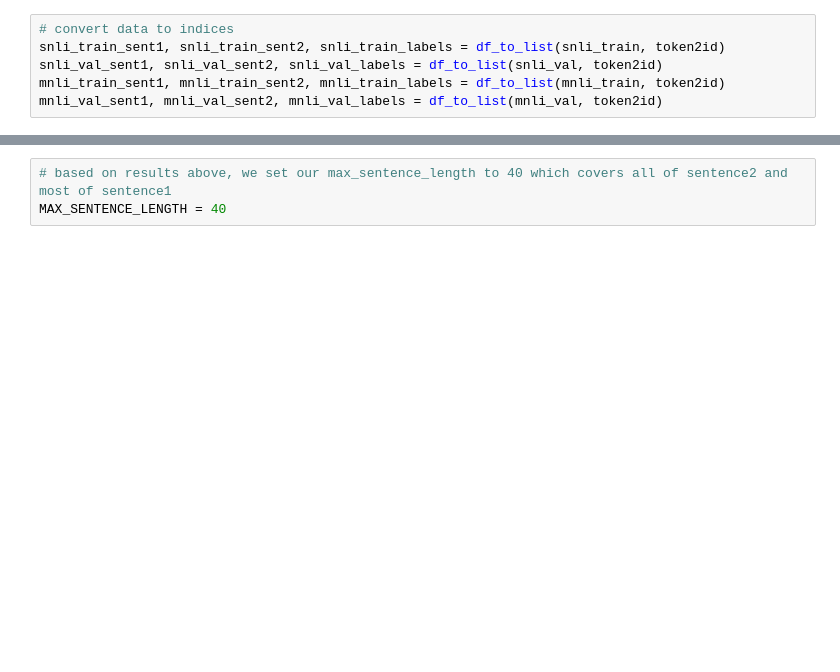
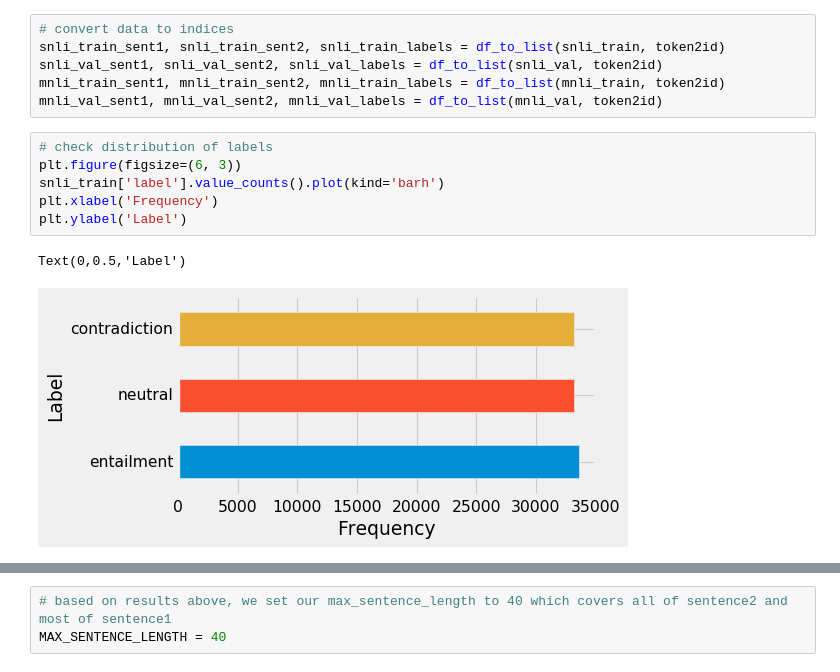
Before and after one commit to nyjgary/nlp-snli, a Jupyter notebook: nlp-snli.ipynb, the cells around one changed output, grey strips where cells are left out. Saved outputs shown, nothing was run; the diff lists cells and outputs as text; blank space fills up the shorter version.

```diff
--- a/nlp-snli.ipynb
+++ b/nlp-snli.ipynb
@@ -109,5 +112,14 @@ snli_train_sent1, snli_train_sent2, snli_train_labels = df_to_list(snli_train, t
 snli_val_sent1, snli_val_sent2, snli_val_labels = df_to_list(snli_val, token2id)
 mnli_train_sent1, mnli_train_sent2, mnli_train_labels = df_to_list(mnli_train, token2id)
 mnli_val_sent1, mnli_val_sent2, mnli_val_labels = df_to_list(mnli_val, token2id)
+# %%
+# check distribution of labels
+plt.figure(figsize=(6, 3))
+snli_train['label'].value_counts().plot(kind='barh')
+plt.xlabel('Frequency')
+plt.ylabel('Label')
+# %% [output]
+Text(0,0.5,'Label')
+[figure, added]
 # %%
 # check distribution of sentence lengths
```
Also changed, not shown: parts of 3 cells of this notebook.
